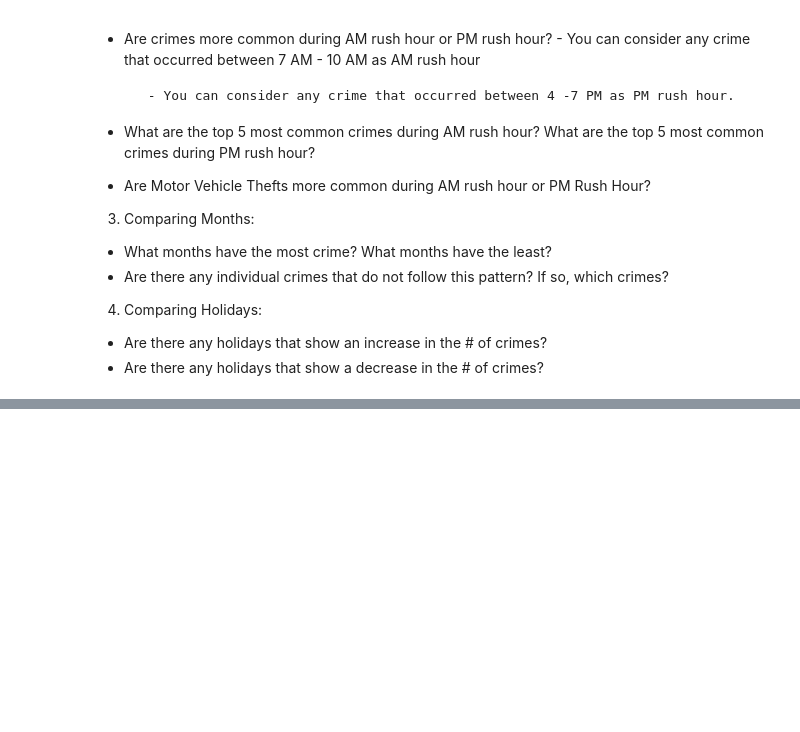
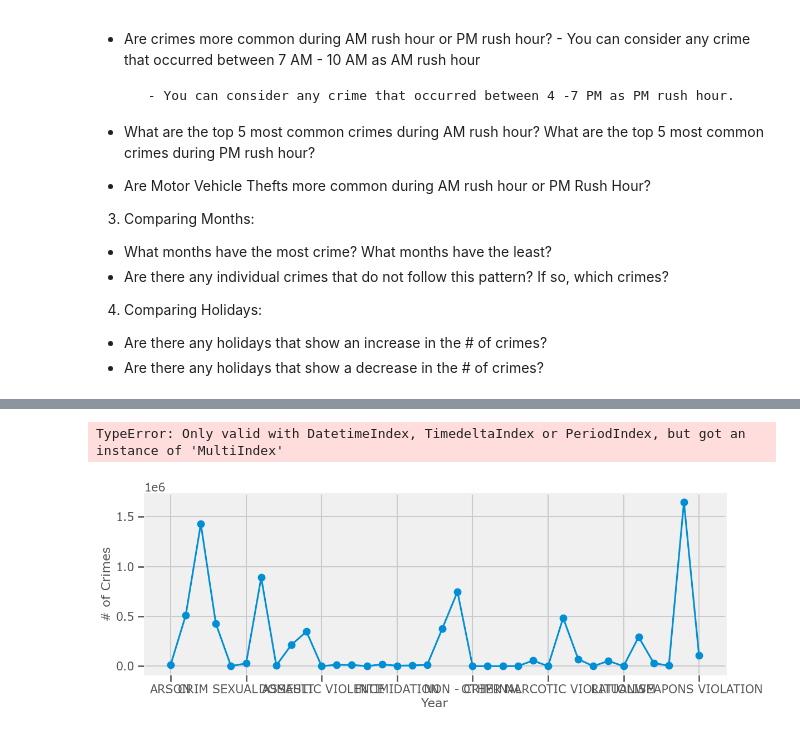
Before and after one commit to EfaOnyianta/Project-Part-4, a Jupyter notebook: Untitled.ipynb, the cells around one changed output, grey strips where cells are left out. Cells and saved outputs as stored; diff of their text form; code cells hidden in the pictures; blank space fills up the shorter version.

```diff
--- a/Untitled.ipynb
+++ b/Untitled.ipynb
@@ -205,0 +254,10 @@ type_df.index.get_level_values(1)
+# %%
+year_df = type_df.groupby('Primary Type').resample('Y').sum()
+# %% [output]
+TypeError: Only valid with DatetimeIndex, TimedeltaIndex or PeriodIndex, but got an instance of 'MultiIndex'
+# %%
+year_counts = crime_df['Primary Type'].value_counts().sort_index()
+year_counts.plot(style='o-',grid=True,ylabel='# of Crimes', xlabel='Year');
+#over the years the total amount of crimes seem to be decreasing vastly
+# %% [output]
+[figure, added]
```
Also changed, not shown: parts of 19 cells of this notebook, 1 other file.
